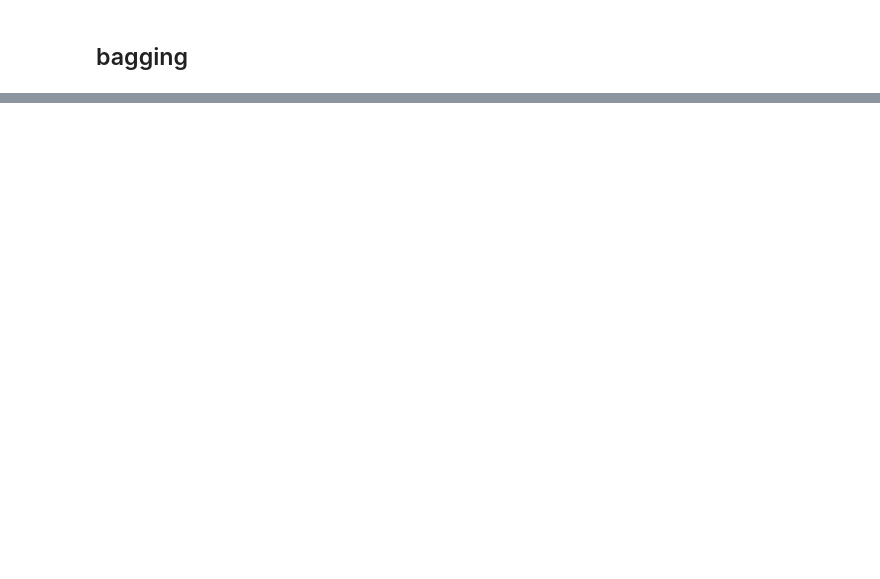
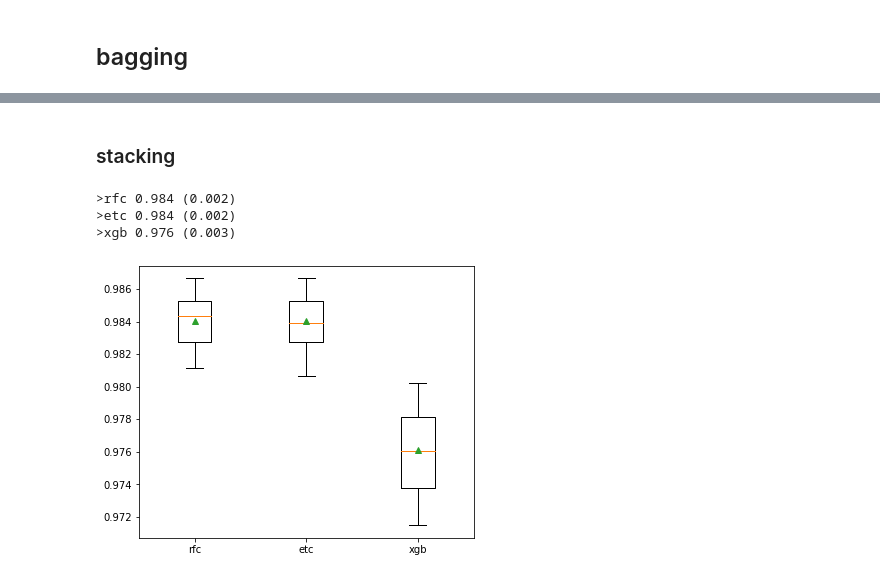
Before and after one commit to tomarga/Machine-Burning, a Jupyter notebook: model.ipynb, the cells around one changed output, grey strips where cells are left out. Cells and saved outputs as stored; diff of their text form; code cells hidden in the pictures; blank space fills up the shorter version.

Commit message:
[matterz] Classifier Vol.3

```diff
--- a/model.ipynb
+++ b/model.ipynb
@@ -699 +627,52 @@ Bag 1
 KeyboardInterrupt:
+# %% [markdown]
+### stacking
+# %%
+#prvo, evaluacija svakog modela kojeg ćemo koristiti u stackingu posebno
+
+#lista modela
+def get_models():
+    models = dict()
+    models['rfc'] = RandomForestClassifier(n_estimators=50, n_jobs=4)
+    models['etc'] = ExtraTreesClassifier(n_estimators=50, n_jobs=4)
+    param = {
+        'n_estimators':50,
+        'booster' : 'gbtree',
+        'eval_metric' : 'logloss',
+        'scale_pos_weight' : 1.0,
+        'nthread' : 8,
+        'bst:colsample_bytree' : 0.5,
+        #'seed' = seed,
+        'max_depth': 3,  # the maximum depth of each tree
+        'eta': 0.3,  # the training step for each iteration
+        'silent': 1,  # logging mode - quiet
+        'objective': 'multi:softprob',  # error evaluation for multiclass training
+        'num_class': 9}  # the number of classes that exist in this datset
+    models['xgb'] =xgb.XGBClassifier(**param)
+    return models
+
+# evaluacija modela s cross-validation
+def evaluate_model(model):
+    X=selected_features.iloc[:,1:110]
+    y=features.iloc[:,1]
+    cv = RepeatedStratifiedKFold(n_splits=5, n_repeats=3, random_state=1)
+    scores = cross_val_score(model, X, y, scoring='accuracy', cv=cv, n_jobs=-1, error_score='raise')
+    return scores
+
+
+models = get_models()
+results, names = list(), list()
+for name, model in models.items():
+    scores = evaluate_model(model)
+    results.append(scores)
+    names.append(name)
+    print('>%s %.3f (%.3f)' % (name, mean(scores), std(scores)))
+# boxplot točnosti
+fig = plt.subplots(figsize=(6, 5))
+pyplot.boxplot(results, labels=names, showmeans=True)
+pyplot.show()
+# %% [output]
+>rfc 0.984 (0.002)
+>etc 0.984 (0.002)
+>xgb 0.976 (0.003)
+[figure, added]
```
Also changed, not shown: parts of 49 cells of this notebook.
